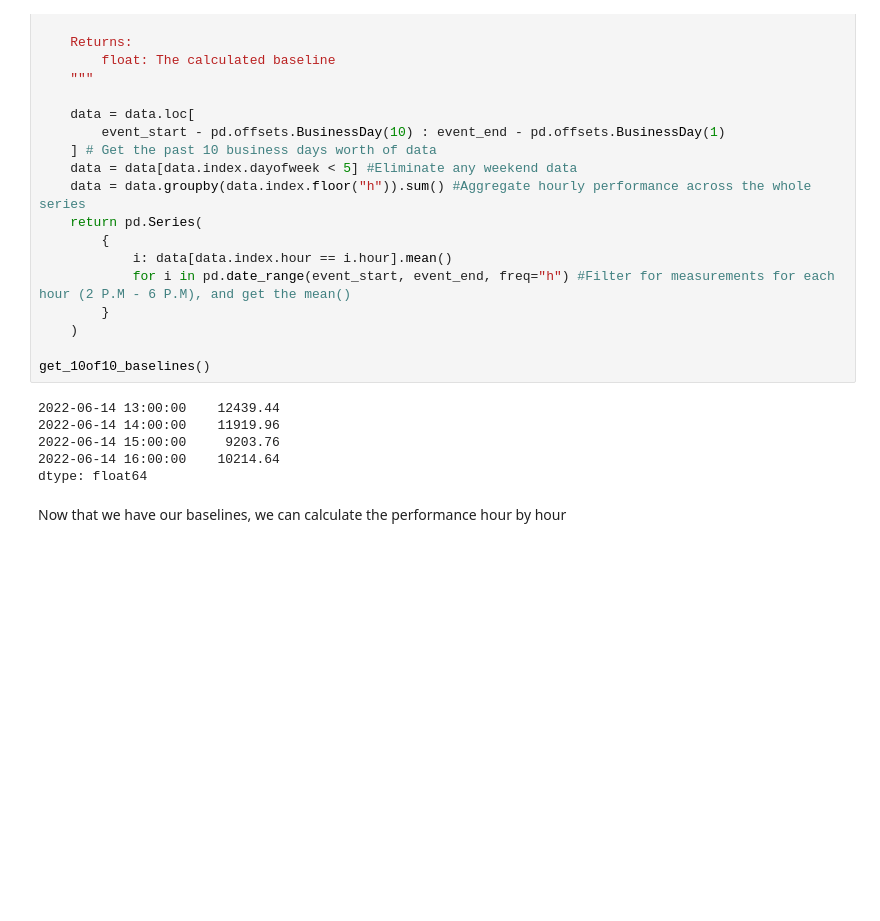
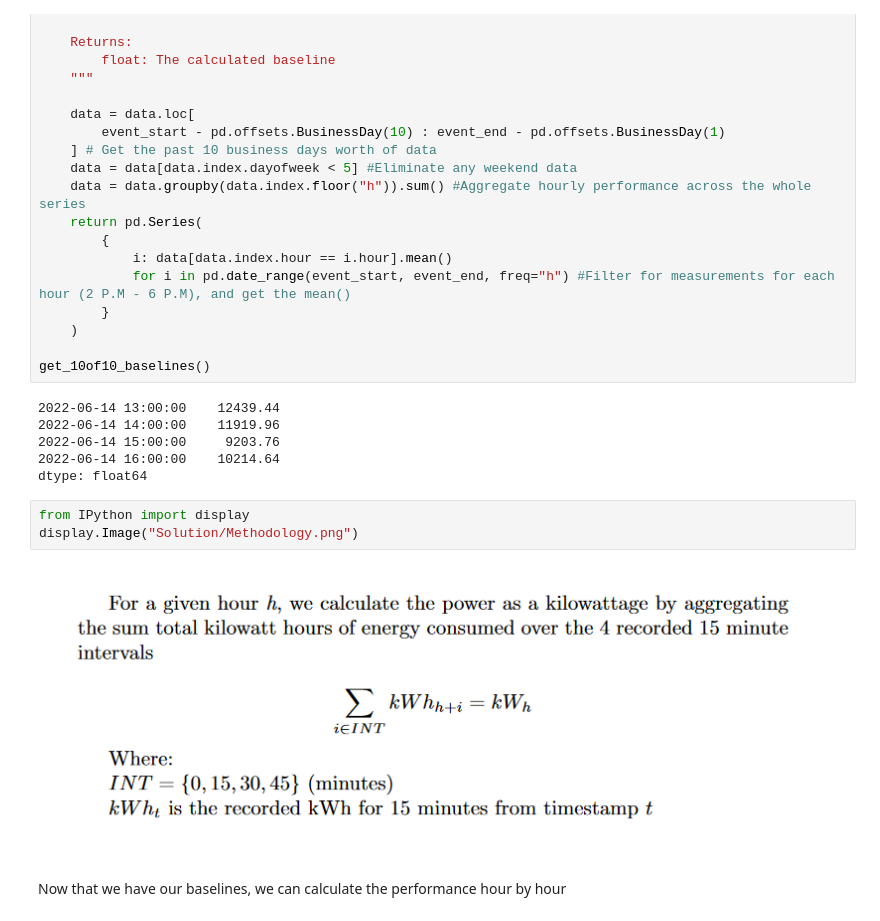
Before and after one commit to Desitrain22/Voltus-Energy-Markets-Take-Home, a Jupyter notebook: homework.ipynb, the cells around one changed output. Drawn from its saved outputs; the diff is of its cells as text; blank space fills up the shorter version.

```diff
--- a/homework.ipynb
+++ b/homework.ipynb
@@ -79,6 +86,11 @@ get_10of10_baselines()
 2022-06-14 15:00:00     9203.76
 2022-06-14 16:00:00    10214.64
 dtype: float64
+# %%
+from IPython import display
+display.Image("Solution/Methodology.png")
+# %% [output]
+[figure, added]
 # %% [markdown]
 Now that we have our baselines, we can calculate the performance hour by hour
 # %%
```
Also changed, not shown: parts of 3 cells of this notebook, 3 other files.
